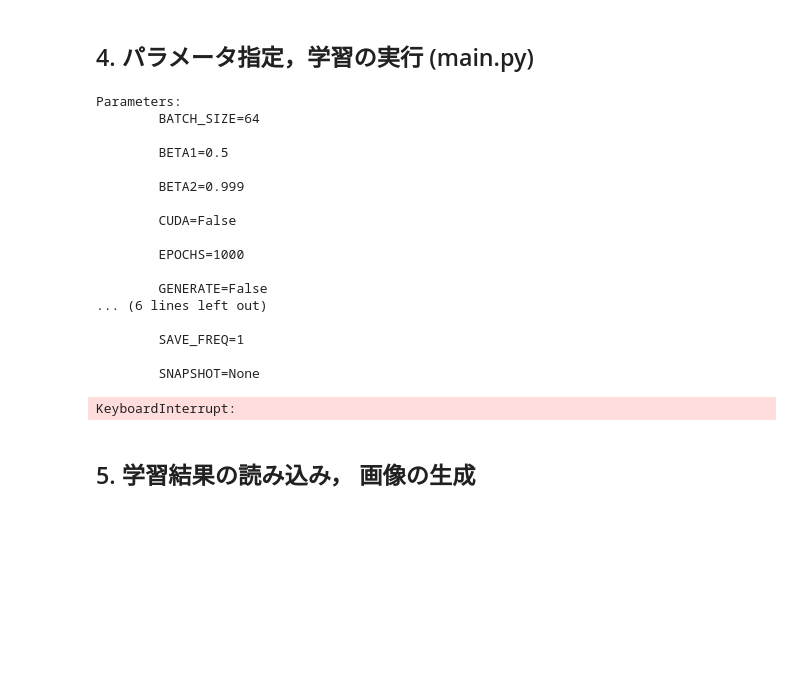
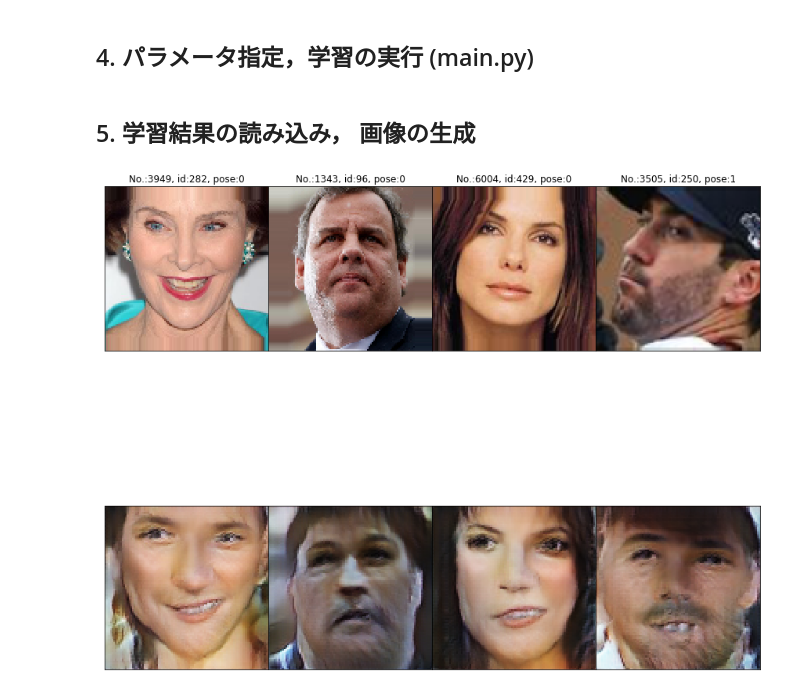
Before and after one commit to kayamin/DR-GAN, a Jupyter notebook: demo/Demo_Single_Image_DR_GAN.ipynb, the cells around one changed output. Saved outputs shown, nothing was run; the diff lists cells and outputs as text; code cells hidden in the pictures; blank space fills up the shorter version.

```diff
--- a/demo/Demo_Single_Image_DR_GAN.ipynb
+++ b/demo/Demo_Single_Image_DR_GAN.ipynb
@@ -79,8 +80,7 @@ pose_labels = np.zeros(7000)
 count = 0
 gray_count = 0
 
-for i in range(len(Indv_dir)):
-    print(i)
+for i in tqdm(range(len(Indv_dir))):
     Frontal_dir = os.path.join(image_dir, Indv_dir[i], 'frontal')
     Profile_dir = os.path.join(image_dir, Indv_dir[i], 'profile')
 
@@ -661,25 +641,6 @@ G = single_model.Generator(Np, Nz, channel_num)
 
 # Train model
 train_single_DRGAN(images, id_labels, pose_labels, Nd, Np, Nz, D, G, args)
-# %% [output]
-Parameters:
-        BATCH_SIZE=64
-
-        BETA1=0.5
-
-        BETA2=0.999
-
-        CUDA=False
-
-        EPOCHS=1000
-
-        GENERATE=False
-... (6 lines left out)
-
-        SAVE_FREQ=1
-
-        SNAPSHOT=None
-KeyboardInterrupt:
 # %% [markdown]
 ## 5. 学習結果の読み込み， 画像の生成
 # %%
@@ -705,7 +666,7 @@ def Generate_Image(images, pose_number, Np,Nz, G_model, args):
 
 
     """
-    if args.cuda():
+    if args.cuda:
         G_model.cuda()
 
     G_model.eval()
@@ -741,32 +702,41 @@ def convert_image(data):
     img = img[:,:,:,[2,1,0]]
 
     return img.astype(np.uint8)
+# %%
+G = torch.load('./epoch800_G.pt')
+jpg_image = convert_image(images)
 # %%
 # 同一ポーズで複数の顔写真を生成テスト
 
+import easydict
+
 Np = 2
 n = 4
-pose = 0
+pose = 1
 image_list = np.random.randint(0,6900, (1,n))[0]
-
-generated_image = Generate_Image(images[image_list], pose, Np, 50, G )
+args = easydict.EasyDict({
+    "cuda": False,
+})
+generated_image = Generate_Image(images[image_list], pose, Np, 50, G, args)
 
 plt.rcParams['figure.figsize'] = (15.0, 15.0)
 for i in range(n):
     plt.subplot(2, n, i+1)
     plt.title('No.:{}, id:{}, pose:{}'.format(image_list[i], id_labels[image_list[i]], pose_labels[image_list[i]]))
     plt.imshow(jpg_image[image_list[i]])
     plt.subplot(2, n, n+i+1)
     plt.imshow(generated_image[i])
 
 axes = plt.gcf().get_axes()
 for ax in axes:
     ax.tick_params(labelbottom="off",bottom="off") # x軸の削除
     ax.tick_params(labelleft="off",left="off") # y軸の削除
     ax.set_xticklabels([])
 
 plt.subplots_adjust(left=None, bottom=None, right=None, top=None, wspace=0, hspace=0)
 plt.show()
+# %% [output]
+[figure, added]
 # %%
 # 同一写真で複数のポーズを生成テスト
 
```
Also changed, not shown: parts of 4 cells of this notebook.
